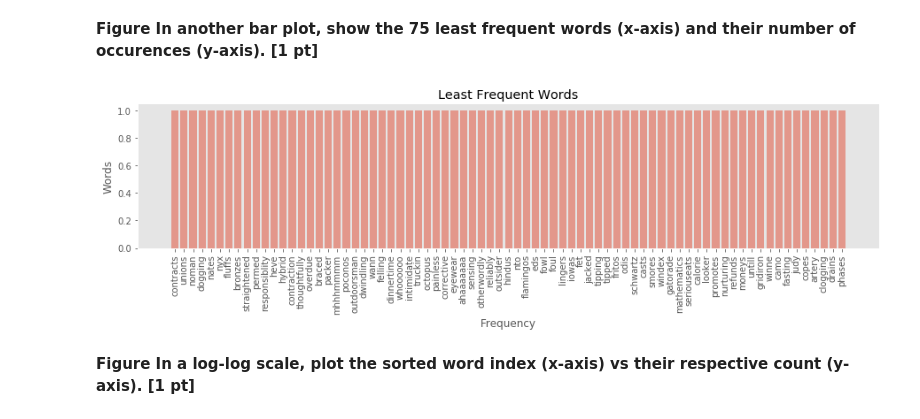
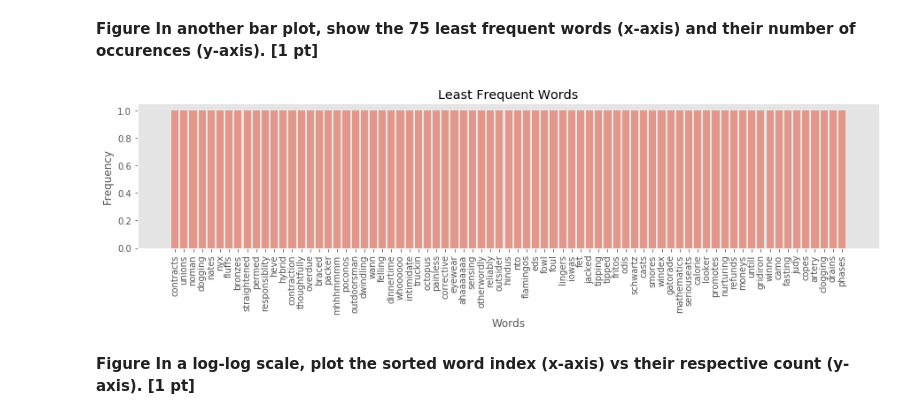
Before and after one commit to devavratTomar/ann_proj2, a Jupyter notebook: miniproject2_ChatBot.ipynb, the cells around one changed output. Cells and saved outputs as stored; diff of their text form; code cells hidden in the pictures.

```diff
--- a/miniproject2_ChatBot.ipynb
+++ b/miniproject2_ChatBot.ipynb
@@ -232,9 +235,9 @@ plot_bar_tuples(sorted_word_dictionary[0:75], "Most Frequent Words", "Words", "F
 # %% [markdown]
 <b>Figure In another bar plot, show the 75 least frequent words (x-axis) and their number of occurences (y-axis). [1 pt] </b>
 # %%
-plot_bar_tuples(sorted_word_dictionary[-75:], "Least Frequent Words", "Frequency", "Words", (15,3))
+plot_bar_tuples(sorted_word_dictionary[-75:], "Least Frequent Words", "Words", "Frequency", (15,3))
 # %% [output]
-[figure, old version]
+[figure, new version]
 # %% [markdown]
 <b>Figure In a log-log scale, plot the sorted word index (x-axis) vs their respective count (y-axis). [1 pt]</b>
 # %%
```
Also changed, not shown: parts of 47 cells of this notebook, 16 other files.
